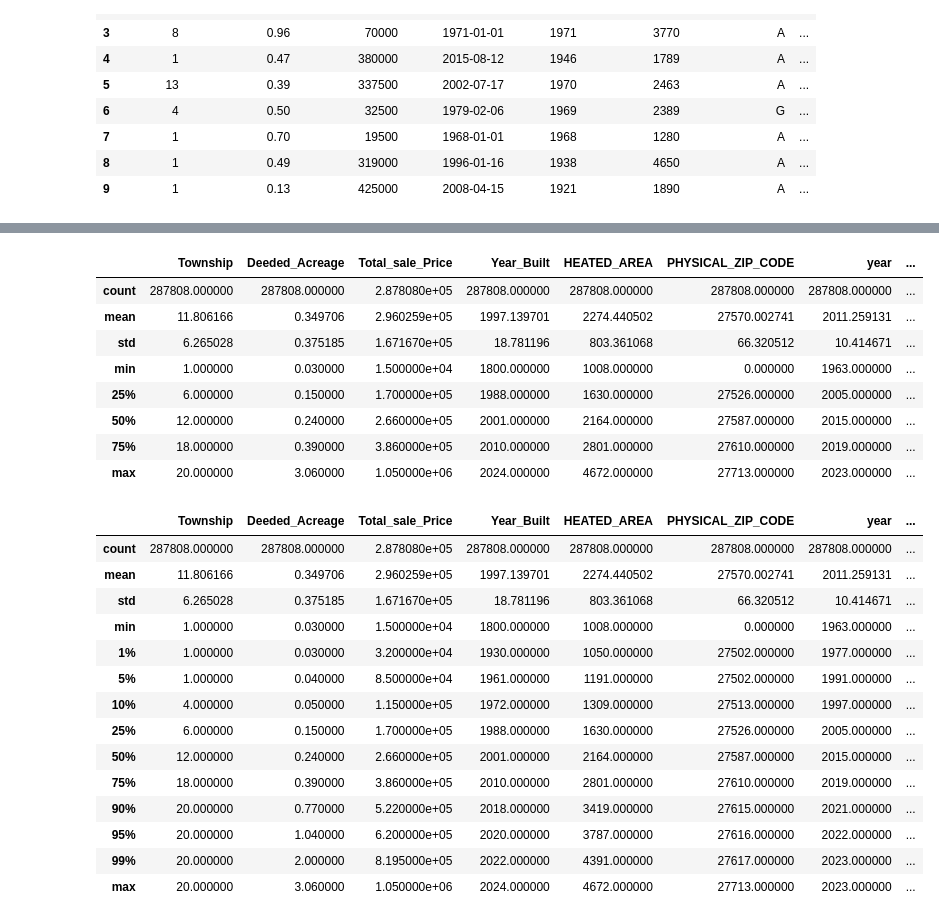
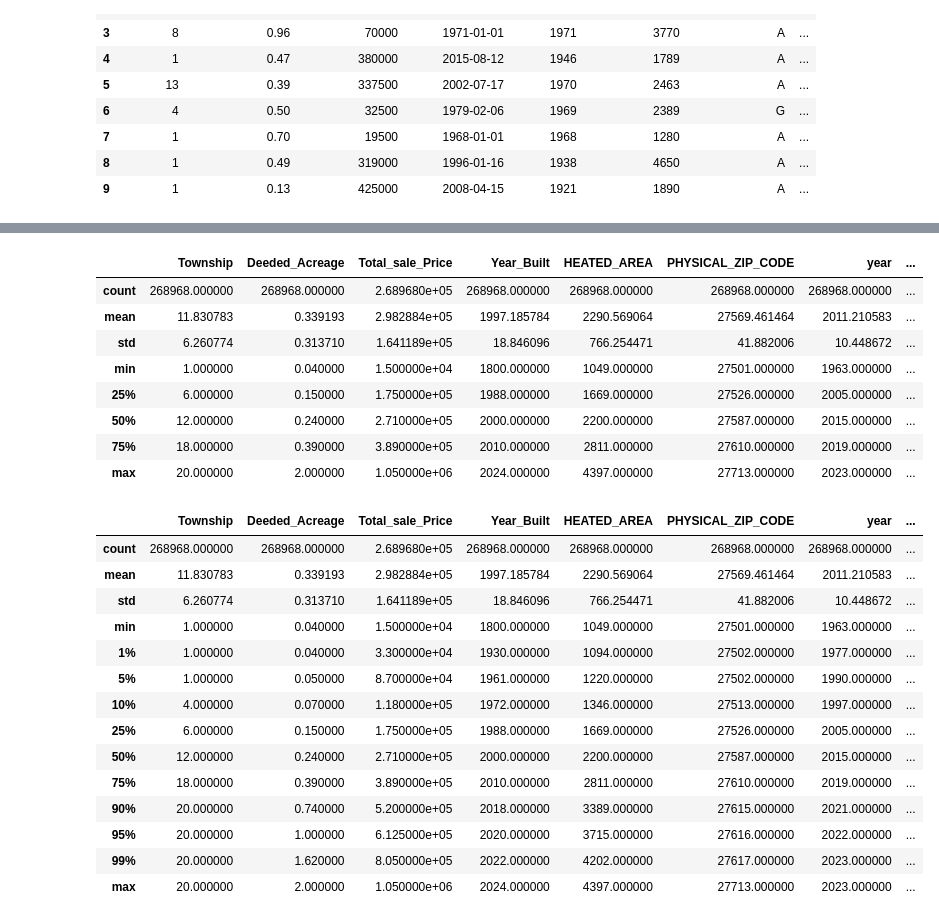
Before and after one commit to jkehm/Wake-County-Housing, a Jupyter notebook: Notebooks/EDA_JAK.ipynb, the cells around one changed output, grey strips where cells are left out. Saved outputs shown, nothing was run; the diff lists cells and outputs as text; code cells hidden in the pictures.

```diff
--- a/Notebooks/EDA_JAK.ipynb
+++ b/Notebooks/EDA_JAK.ipynb
@@ -56,4 +37,4 @@ Length: 322787, dtype: int64
 # %%
 # Dropping REAL_ESTATE_ID column
-df = df.drop(['REAL_ESTATE_ID'], axis=1)
-df.head()
+# df = df.drop(['REAL_ESTATE_ID'], axis=1)
+# df.head()
@@ -175,33 +155,36 @@ cleaned_df.head(10)
+# %%
+# Drop all zero values for zipcode and Year_Built
+cleanest_df = cleaned_df[cleaned_df.PHYSICAL_ZIP_CODE != 0]
 # %%
 # Checking cleaned dataset
-cleaned_df.describe()
+cleanest_df.describe()
 # %% [output]
 |  | Township | Deeded_Acreage | Total_sale_Price | Year_Built | HEATED_AREA | PHYSICAL_ZIP_CODE | year | ... |
-| count | 287808.000000 | 287808.000000 | 2.878080e+05 | 287808.000000 | 287808.000000 | 287808.000000 | 287808.000000 | ... |
-| mean | 11.806166 | 0.349706 | 2.960259e+05 | 1997.139701 | 2274.440502 | 27570.002741 | 2011.259131 | ... |
-| std | 6.265028 | 0.375185 | 1.671670e+05 | 18.781196 | 803.361068 | 66.320512 | 10.414671 | ... |
-| min | 1.000000 | 0.030000 | 1.500000e+04 | 1800.000000 | 1008.000000 | 0.000000 | 1963.000000 | ... |
-| 25% | 6.000000 | 0.150000 | 1.700000e+05 | 1988.000000 | 1630.000000 | 27526.000000 | 2005.000000 | ... |
-| 50% | 12.000000 | 0.240000 | 2.660000e+05 | 2001.000000 | 2164.000000 | 27587.000000 | 2015.000000 | ... |
-| 75% | 18.000000 | 0.390000 | 3.860000e+05 | 2010.000000 | 2801.000000 | 27610.000000 | 2019.000000 | ... |
-| max | 20.000000 | 3.060000 | 1.050000e+06 | 2024.000000 | 4672.000000 | 27713.000000 | 2023.000000 | ... |
+| count | 268968.000000 | 268968.000000 | 2.689680e+05 | 268968.000000 | 268968.000000 | 268968.000000 | 268968.000000 | ... |
+| mean | 11.830783 | 0.339193 | 2.982884e+05 | 1997.185784 | 2290.569064 | 27569.461464 | 2011.210583 | ... |
+| std | 6.260774 | 0.313710 | 1.641189e+05 | 18.846096 | 766.254471 | 41.882006 | 10.448672 | ... |
+| min | 1.000000 | 0.040000 | 1.500000e+04 | 1800.000000 | 1049.000000 | 27501.000000 | 1963.000000 | ... |
+| 25% | 6.000000 | 0.150000 | 1.750000e+05 | 1988.000000 | 1669.000000 | 27526.000000 | 2005.000000 | ... |
+| 50% | 12.000000 | 0.240000 | 2.710000e+05 | 2000.000000 | 2200.000000 | 27587.000000 | 2015.000000 | ... |
+| 75% | 18.000000 | 0.390000 | 3.890000e+05 | 2010.000000 | 2811.000000 | 27610.000000 | 2019.000000 | ... |
+| max | 20.000000 | 2.000000 | 1.050000e+06 | 2024.000000 | 4397.000000 | 27713.000000 | 2023.000000 | ... |
 # %%
-cleaned_df.describe(percentiles=[0.01,0.05,0.1,0.25,0.75,0.9,0.95,0.99])
+cleanest_df.describe(percentiles=[0.01,0.05,0.1,0.25,0.75,0.9,0.95,0.99])
 # %% [output]
 |  | Township | Deeded_Acreage | Total_sale_Price | Year_Built | HEATED_AREA | PHYSICAL_ZIP_CODE | year | ... |
-| count | 287808.000000 | 287808.000000 | 2.878080e+05 | 287808.000000 | 287808.000000 | 287808.000000 | 287808.000000 | ... |
-| mean | 11.806166 | 0.349706 | 2.960259e+05 | 1997.139701 | 2274.440502 | 27570.002741 | 2011.259131 | ... |
-| std | 6.265028 | 0.375185 | 1.671670e+05 | 18.781196 | 803.361068 | 66.320512 | 10.414671 | ... |
-| min | 1.000000 | 0.030000 | 1.500000e+04 | 1800.000000 | 1008.000000 | 0.000000 | 1963.000000 | ... |
-| 1% | 1.000000 | 0.030000 | 3.200000e+04 | 1930.000000 | 1050.000000 | 27502.000000 | 1977.000000 | ... |
-| 5% | 1.000000 | 0.040000 | 8.500000e+04 | 1961.000000 | 1191.000000 | 27502.000000 | 1991.000000 | ... |
-| 10% | 4.000000 | 0.050000 | 1.150000e+05 | 1972.000000 | 1309.000000 | 27513.000000 | 1997.000000 | ... |
-| 25% | 6.000000 | 0.150000 | 1.700000e+05 | 1988.000000 | 1630.000000 | 27526.000000 | 2005.000000 | ... |
-| 50% | 12.000000 | 0.240000 | 2.660000e+05 | 2001.000000 | 2164.000000 | 27587.000000 | 2015.000000 | ... |
-| 75% | 18.000000 | 0.390000 | 3.860000e+05 | 2010.000000 | 2801.000000 | 27610.000000 | 2019.000000 | ... |
-| 90% | 20.000000 | 0.770000 | 5.220000e+05 | 2018.000000 | 3419.000000 | 27615.000000 | 2021.000000 | ... |
-| 95% | 20.000000 | 1.040000 | 6.200000e+05 | 2020.000000 | 3787.000000 | 27616.000000 | 2022.000000 | ... |
-| 99% | 20.000000 | 2.000000 | 8.195000e+05 | 2022.000000 | 4391.000000 | 27617.000000 | 2023.000000 | ... |
-| max | 20.000000 | 3.060000 | 1.050000e+06 | 2024.000000 | 4672.000000 | 27713.000000 | 2023.000000 | ... |
+| count | 268968.000000 | 268968.000000 | 2.689680e+05 | 268968.000000 | 268968.000000 | 268968.000000 | 268968.000000 | ... |
+| mean | 11.830783 | 0.339193 | 2.982884e+05 | 1997.185784 | 2290.569064 | 27569.461464 | 2011.210583 | ... |
+| std | 6.260774 | 0.313710 | 1.641189e+05 | 18.846096 | 766.254471 | 41.882006 | 10.448672 | ... |
+| min | 1.000000 | 0.040000 | 1.500000e+04 | 1800.000000 | 1049.000000 | 27501.000000 | 1963.000000 | ... |
+| 1% | 1.000000 | 0.040000 | 3.300000e+04 | 1930.000000 | 1094.000000 | 27502.000000 | 1977.000000 | ... |
+| 5% | 1.000000 | 0.050000 | 8.700000e+04 | 1961.000000 | 1220.000000 | 27502.000000 | 1990.000000 | ... |
+| 10% | 4.000000 | 0.070000 | 1.180000e+05 | 1972.000000 | 1346.000000 | 27513.000000 | 1997.000000 | ... |
+| 25% | 6.000000 | 0.150000 | 1.750000e+05 | 1988.000000 | 1669.000000 | 27526.000000 | 2005.000000 | ... |
+| 50% | 12.000000 | 0.240000 | 2.710000e+05 | 2000.000000 | 2200.000000 | 27587.000000 | 2015.000000 | ... |
+| 75% | 18.000000 | 0.390000 | 3.890000e+05 | 2010.000000 | 2811.000000 | 27610.000000 | 2019.000000 | ... |
+| 90% | 20.000000 | 0.740000 | 5.200000e+05 | 2018.000000 | 3389.000000 | 27615.000000 | 2021.000000 | ... |
+| 95% | 20.000000 | 1.000000 | 6.125000e+05 | 2020.000000 | 3715.000000 | 27616.000000 | 2022.000000 | ... |
+| 99% | 20.000000 | 1.620000 | 8.050000e+05 | 2022.000000 | 4202.000000 | 27617.000000 | 2023.000000 | ... |
+| max | 20.000000 | 2.000000 | 1.050000e+06 | 2024.000000 | 4397.000000 | 27713.000000 | 2023.000000 | ... |
 # %%
 # Export just cleaned_wake_df
```
Also changed, not shown: parts of 13 cells of this notebook, 2 other files.
